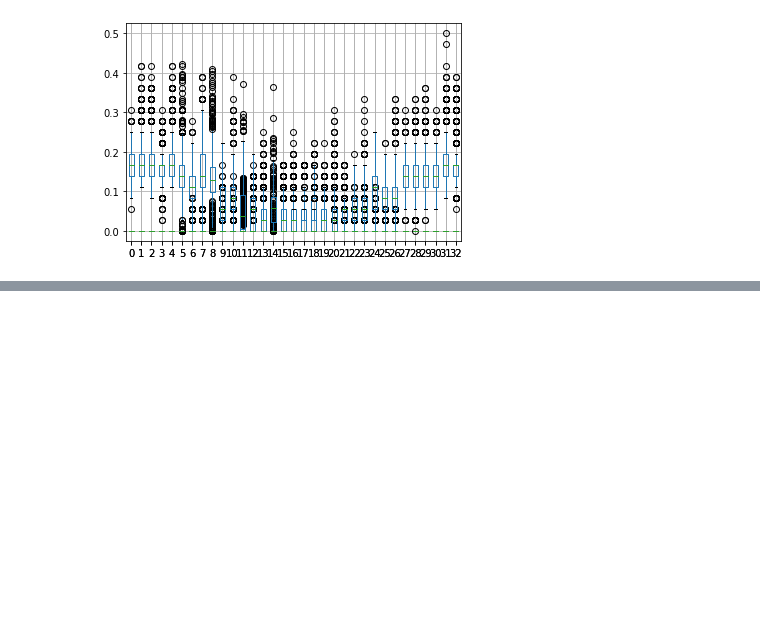
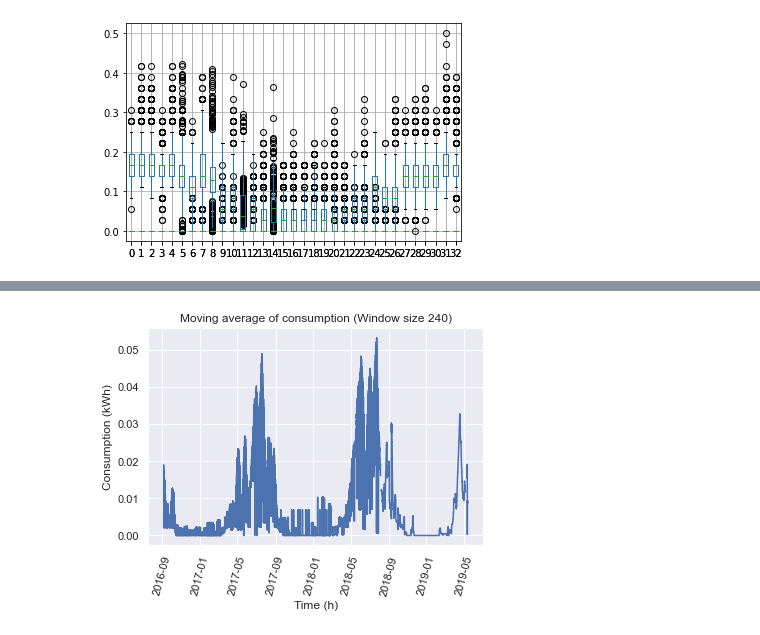
Before and after one commit to 4ug-aug/Otovo-OptimalControl, a Jupyter notebook: explore_cleaned_meters.ipynb, the cells around one changed output, grey strips where cells are left out. Cells and saved outputs as stored; diff of their text form; code cells hidden in the pictures; blank space fills up the shorter version.

```diff
--- a/explore_cleaned_meters.ipynb
+++ b/explore_cleaned_meters.ipynb
@@ -92,0 +148,4 @@ df_mm_cons_monthly.boxplot()
+# %%
+plot_moving_average(df_mm_prod["num_kwh_normalized"], window=12*20, plt_title="Moving average of consumption", y_label = "Consumption (kWh)")
+# %% [output]
+[figure, added]
```
Also changed, not shown: parts of 3 cells of this notebook.
